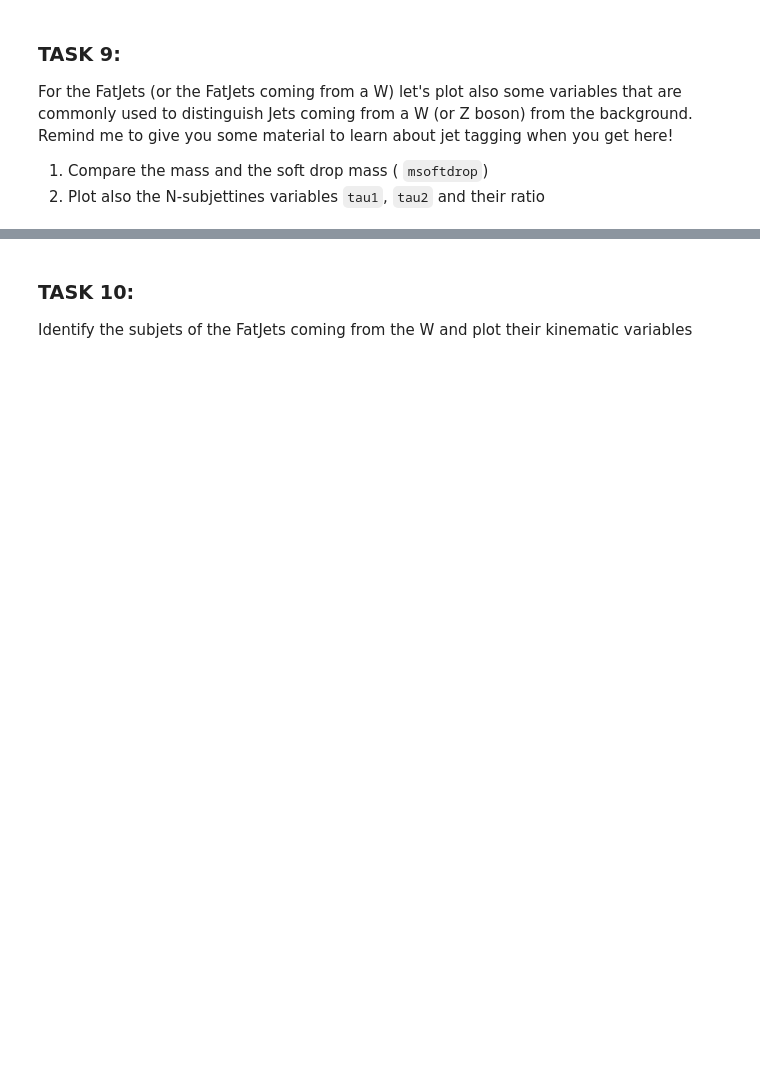
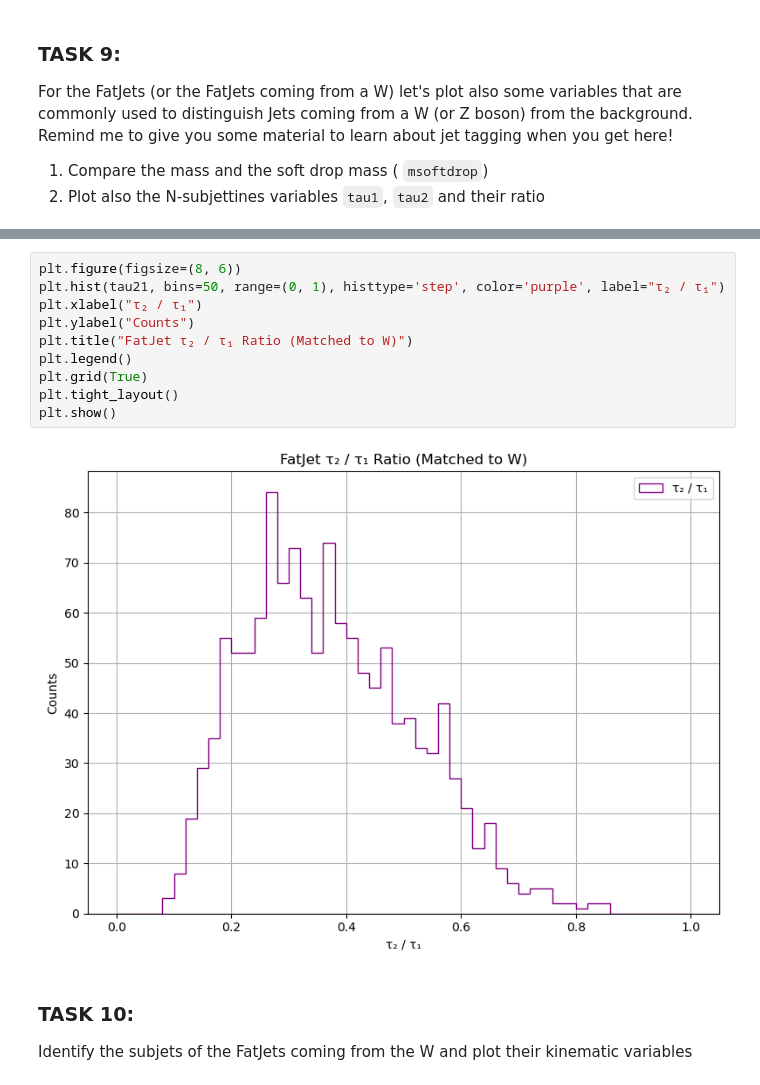
Before and after one commit to aimenobaid/polarization, a Jupyter notebook: resonancesTest_plotVariables.ipynb, the cells around one changed output, grey strips where cells are left out. Drawn from its saved outputs; the diff is of its cells as text; blank space fills up the shorter version.

```diff
--- a/resonancesTest_plotVariables.ipynb
+++ b/resonancesTest_plotVariables.ipynb
@@ -542,3 +665,15 @@ For the FatJets (or the FatJets coming from a W) let's plot also some variables
+# %%
+plt.figure(figsize=(8, 6))
+plt.hist(tau21, bins=50, range=(0, 1), histtype='step', color='purple', label="τ₂ / τ₁")
+plt.xlabel("τ₂ / τ₁")
+plt.ylabel("Counts")
+plt.title("FatJet τ₂ / τ₁ Ratio (Matched to W)")
+plt.legend()
+plt.grid(True)
+plt.tight_layout()
+plt.show()
+# %% [output]
+[figure, added]
 # %% [markdown]
 ### TASK 10:
 
```
Also changed, not shown: parts of 14 cells of this notebook.
